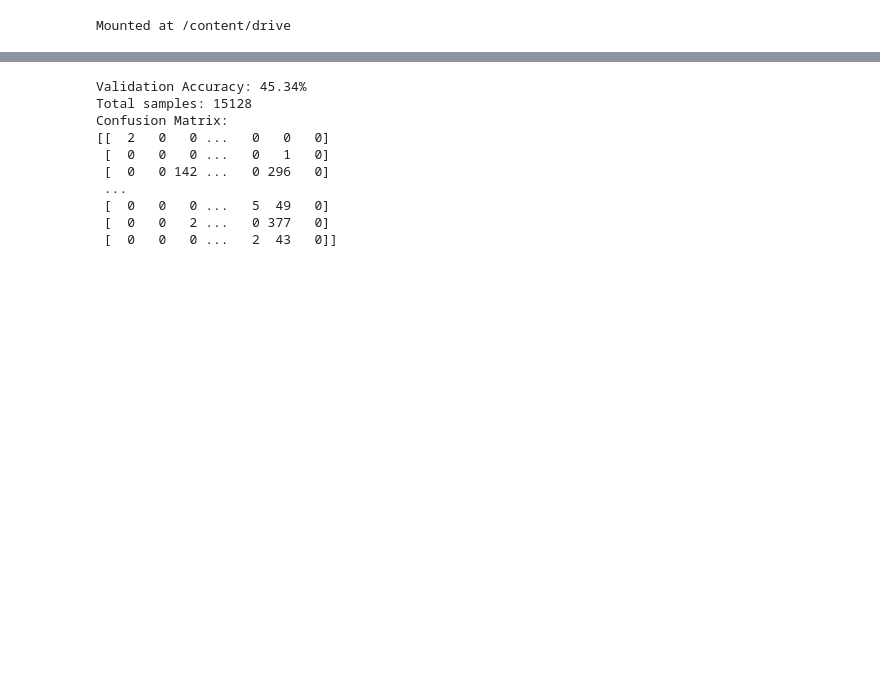
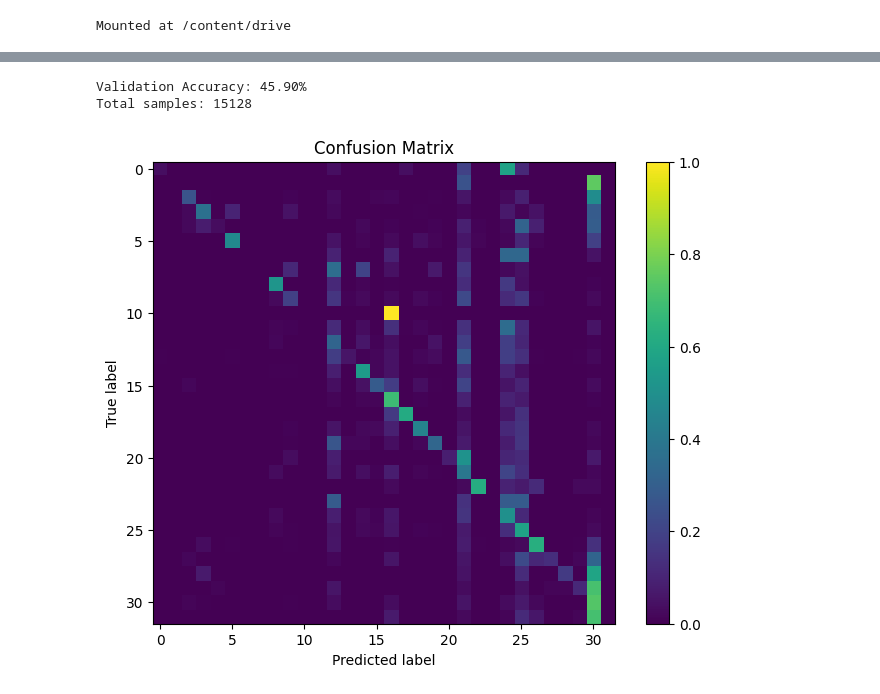
Before and after one commit to AdrianKhalatbari/Image-level-micro-gesture-classification, a Jupyter notebook: notebooks/test.ipynb, the cells around one changed output, grey strips where cells are left out. Drawn from its saved outputs; the diff is of its cells as text; code cells hidden in the pictures; blank space fills up the shorter version.

```diff
--- a/notebooks/test.ipynb
+++ b/notebooks/test.ipynb
@@ -60,5 +62,5 @@ Thu Mar 19 15:10:56 2026
 # train_dir = "/content/drive/MyDrive/Colab Notebooks/NVDIA_Project/Image-level-micro-gesture-classification/data/train"
 train_dir = "/content/train"
 batch_size = 64
-trainloader, valloader = get_train_loader(train_dir=train_dir, batch_size=batch_size, val_split=0.25)
+trainloader, valloader = get_train_loader(train_dir=train_dir, batch_size=batch_size, val_split=0.25, test_split=0.0)
 # %%
@@ -102,23 +109,26 @@ with torch.no_grad():
 # %%
 # Accuracy
 accuracy = np.mean(np.array(all_preds) == np.array(all_labels))
 print(f"Validation Accuracy: {accuracy * 100:.2f}%")
 
 # Number of samples
 print(f"Total samples: {len(all_preds)}")
 
 # Confusion Matrix
 cm = confusion_matrix(all_labels, all_preds)
-print("Confusion Matrix:")
-print(cm)
+
+# Convertion in percentages for better visualization
+cm_p = cm.astype('float') / cm.sum(axis=1)[:, np.newaxis]
+
+
+plt.figure(figsize=(8,6))
+plt.imshow(cm_p)
+plt.title("Confusion Matrix")
+plt.xlabel("Predicted label")
+plt.ylabel("True label")
+plt.colorbar()
+plt.show()
 # %% [output]
-Validation Accuracy: 45.34%
+Validation Accuracy: 45.90%
 Total samples: 15128
-Confusion Matrix:
-[[  2   0   0 ...   0   0   0]
- [  0   0   0 ...   0   1   0]
- [  0   0 142 ...   0 296   0]
- ...
- [  0   0   0 ...   5  49   0]
- [  0   0   2 ...   0 377   0]
- [  0   0   0 ...   2  43   0]]
+[figure, added]
```
Also changed, not shown: parts of 4 cells of this notebook, 3 other files.
